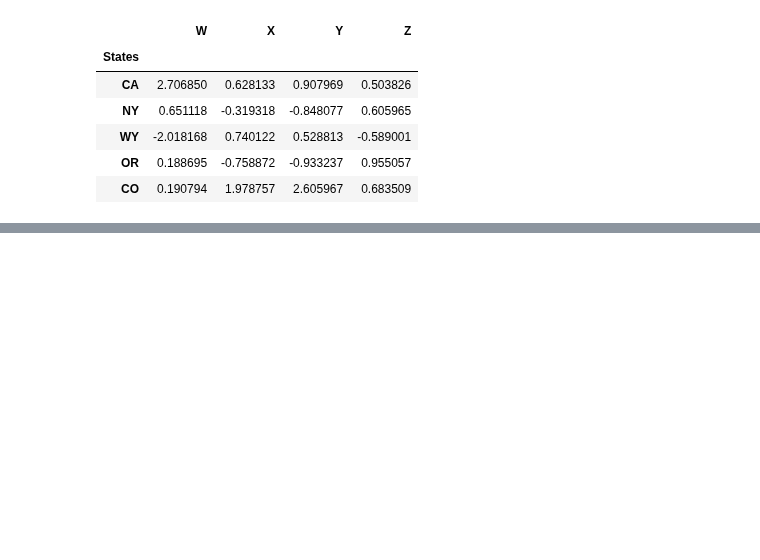
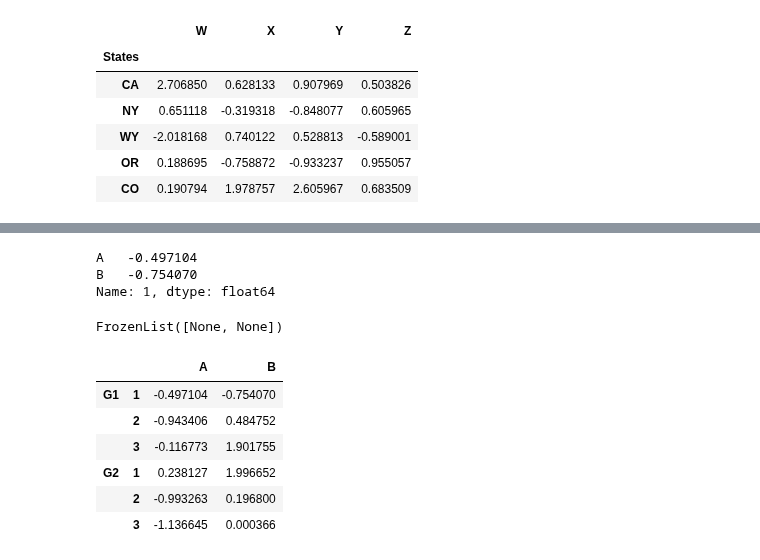
Before and after one commit to andrewbrase/python_learning, a Jupyter notebook: d2 Data_science_and_machine_learning/ch2_dsml_NOTES.ipynb, the cells around one changed output, grey strips where cells are left out. Saved outputs shown, nothing was run; the diff lists cells and outputs as text; code cells hidden in the pictures; blank space fills up the shorter version.

```diff
--- a/d2 Data_science_and_machine_learning/ch2_dsml_NOTES.ipynb
+++ b/d2 Data_science_and_machine_learning/ch2_dsml_NOTES.ipynb
@@ -539,0 +588,23 @@ df.set_index('States')
+# %%
+#how to call data from a multilevel index
+
+ndf.loc['G1'].loc[1]
+#start from the outside and keep calling in towards 1 row of G1 , A & B
+# %% [output]
+A   -0.497104
+B   -0.754070
+Name: 1, dtype: float64
+# %%
+ndf.index.names#pandas is saying that these rows 1-3 dont have names
+# %% [output]
+FrozenList([None, None])
+# %%
+ndf
+# %% [output]
+|  |  | A | B |
+| G1 | 1 | -0.497104 | -0.754070 |
+|  | 2 | -0.943406 | 0.484752 |
+|  | 3 | -0.116773 | 1.901755 |
+| G2 | 1 | 0.238127 | 1.996652 |
+|  | 2 | -0.993263 | 0.196800 |
+|  | 3 | -1.136645 | 0.000366 |
```
Also changed, not shown: parts of 9 cells of this notebook.
